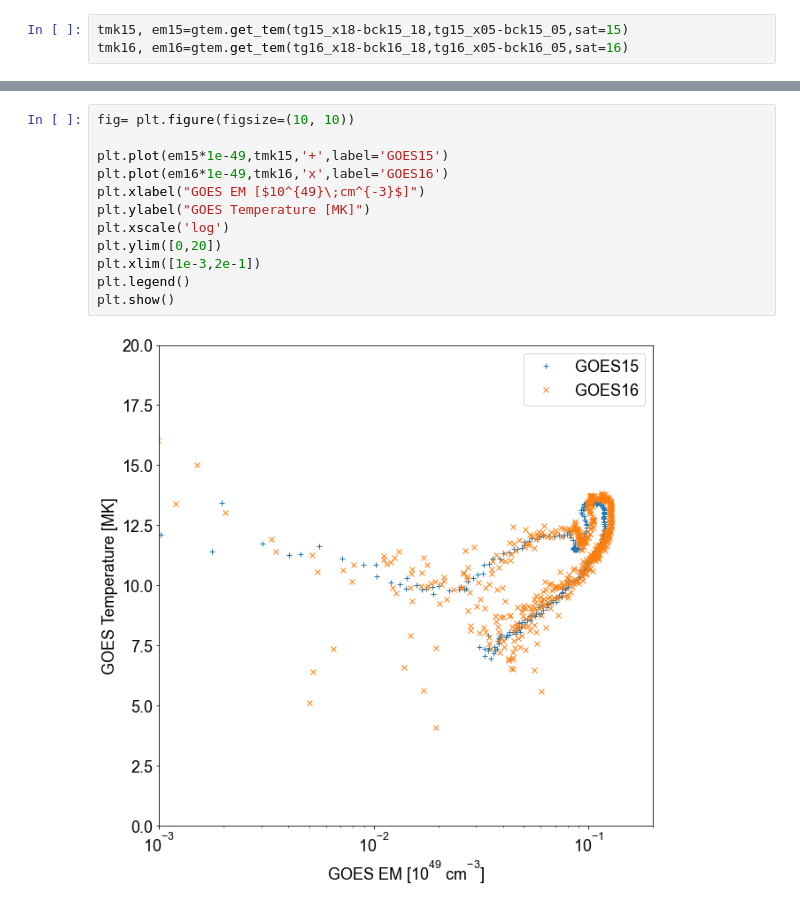
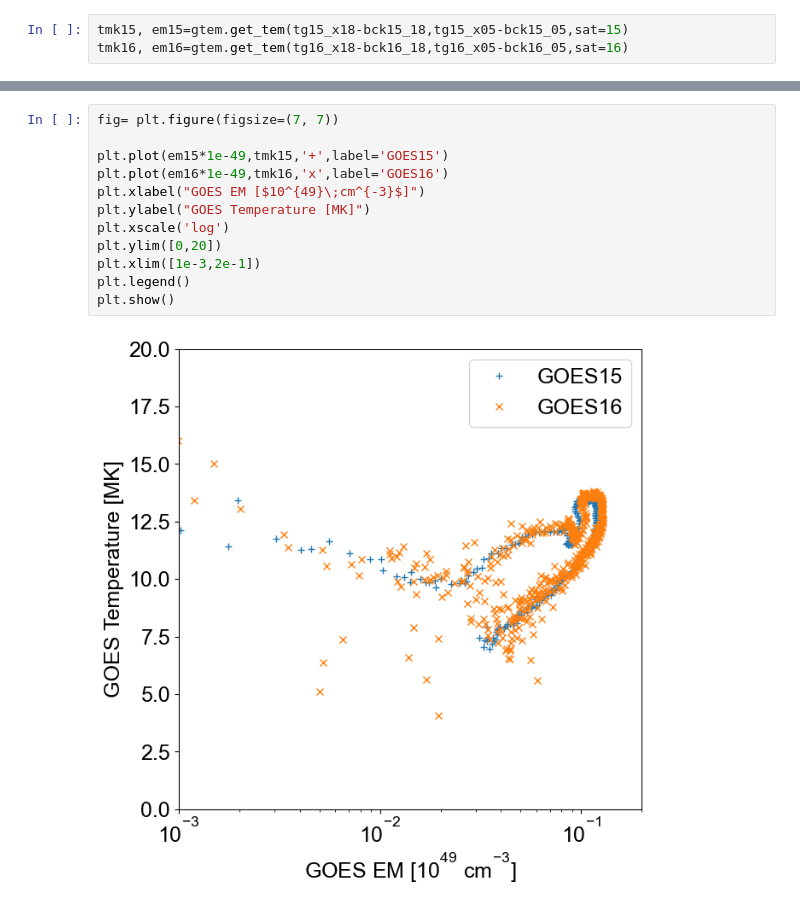
Before and after one commit to ianan/xrs_example, a Jupyter notebook: xrs1516_tem_example.ipynb, the cells around one changed output, grey strips where cells are left out. Cells and saved outputs as stored; diff of their text form.

```diff
--- a/xrs1516_tem_example.ipynb
+++ b/xrs1516_tem_example.ipynb
@@ -94,17 +94,17 @@ plt.show()
 # %%
-fig= plt.figure(figsize=(10, 10))
+fig= plt.figure(figsize=(7, 7))
 
 plt.plot(em15*1e-49,tmk15,'+',label='GOES15')
 plt.plot(em16*1e-49,tmk16,'x',label='GOES16')
 plt.xlabel("GOES EM [$10^{49}\;cm^{-3}$]")
 plt.ylabel("GOES Temperature [MK]")
 plt.xscale('log')
 plt.ylim([0,20])
 plt.xlim([1e-3,2e-1])
 plt.legend()
 plt.show()
 # %% [output]
-[figure, old version]
+[figure, new version]
 # %%
 # try GOES16 avg1min
 fn16_1=outdir+"sci_xrsf-l2-avg1m_g16_d20180621_v2-1-0.nc"
```
Also changed, not shown: parts of 4 cells of this notebook, 11 other files.
